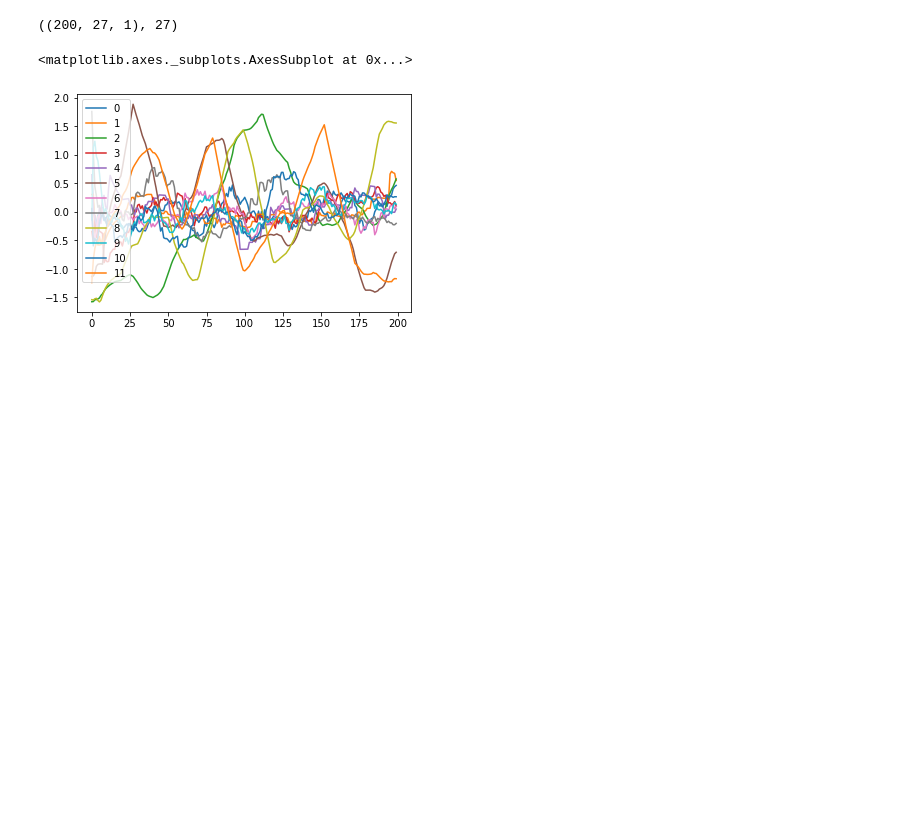
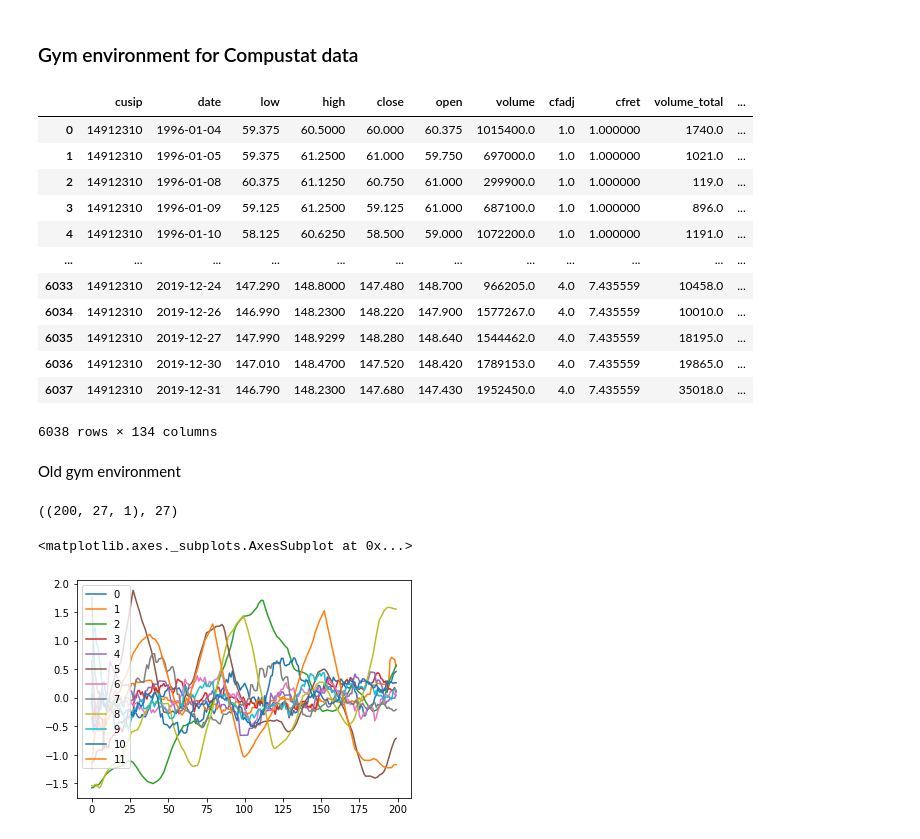
Before and after one commit to algotradingsoc/reinforcement_learning, a Jupyter notebook: Thomas/RL envrionment.ipynb, the cells around one changed output. Saved outputs shown, nothing was run; the diff lists cells and outputs as text; code cells hidden in the pictures; blank space fills up the shorter version.

```diff
--- a/Thomas/RL envrionment.ipynb
+++ b/Thomas/RL envrionment.ipynb
@@ -23,0 +25,20 @@ ray.init(num_cpus=10, ignore_reinit_error=True, log_to_driver=False)
+# %% [markdown]
+### Gym environment for Compustat data
+# %%
+df = pd.read_csv('csvdata/csvdata/14912310.csv')
+# %%
+df
+# %% [output]
+|  | cusip | date | low | high | close | open | volume | cfadj | cfret | volume_total | ... |
+| 0 | 14912310 | 1996-01-04 | 59.375 | 60.5000 | 60.000 | 60.375 | 1015400.0 | 1.0 | 1.000000 | 1740.0 | ... |
+| 1 | 14912310 | 1996-01-05 | 59.375 | 61.2500 | 61.000 | 59.750 | 697000.0 | 1.0 | 1.000000 | 1021.0 | ... |
+| 2 | 14912310 | 1996-01-08 | 60.375 | 61.1250 | 60.750 | 61.000 | 299900.0 | 1.0 | 1.000000 | 119.0 | ... |
+| 3 | 14912310 | 1996-01-09 | 59.125 | 61.2500 | 59.125 | 61.000 | 687100.0 | 1.0 | 1.000000 | 896.0 | ... |
+| 4 | 14912310 | 1996-01-10 | 58.125 | 60.6250 | 58.500 | 59.000 | 1072200.0 | 1.0 | 1.000000 | 1191.0 | ... |
+| ... | ... | ... | ... | ... | ... | ... | ... | ... | ... | ... | ... |
+| 6033 | 14912310 | 2019-12-24 | 147.290 | 148.8000 | 147.480 | 148.700 | 966205.0 | 4.0 | 7.435559 | 10458.0 | ... |
+| 6034 | 14912310 | 2019-12-26 | 146.990 | 148.2300 | 148.220 | 147.900 | 1577267.0 | 4.0 | 7.435559 | 10010.0 | ... |
+| 6035 | 14912310 | 2019-12-27 | 147.990 | 148.9299 | 148.280 | 148.640 | 1544462.0 | 4.0 | 7.435559 | 18195.0 | ... |
+| 6036 | 14912310 | 2019-12-30 | 147.010 | 148.4700 | 147.520 | 148.420 | 1789153.0 | 4.0 | 7.435559 | 19865.0 | ... |
+| 6037 | 14912310 | 2019-12-31 | 146.790 | 148.2300 | 147.680 | 147.430 | 1952450.0 | 4.0 | 7.435559 | 35018.0 | ... |
+6038 rows × 134 columns
@@ -24,3 +236,5 @@ ray.init(num_cpus=10, ignore_reinit_error=True, log_to_driver=False)
+# %% [markdown]
+Old gym environment
 # %%
 
 def load_data(
```
Also changed, not shown: parts of 5 cells of this notebook, 3 other files.
